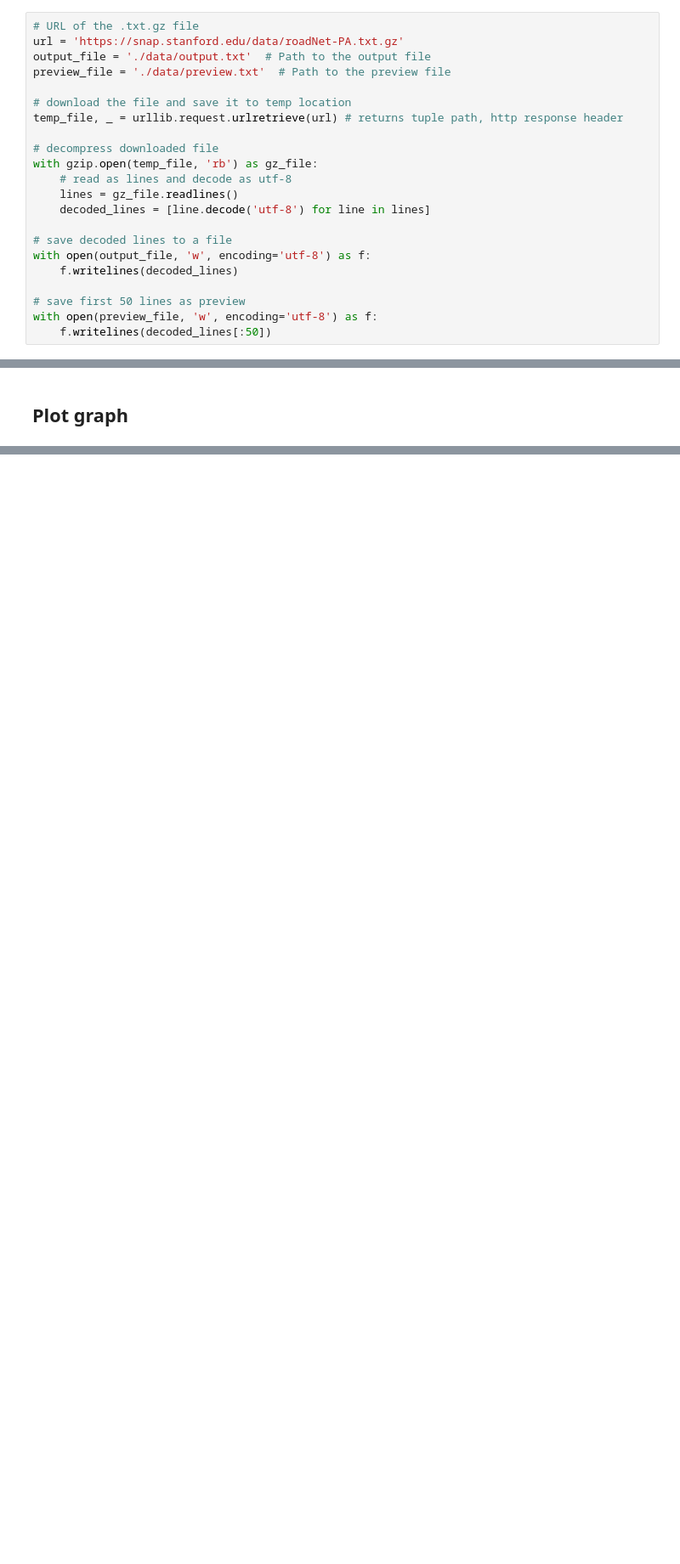
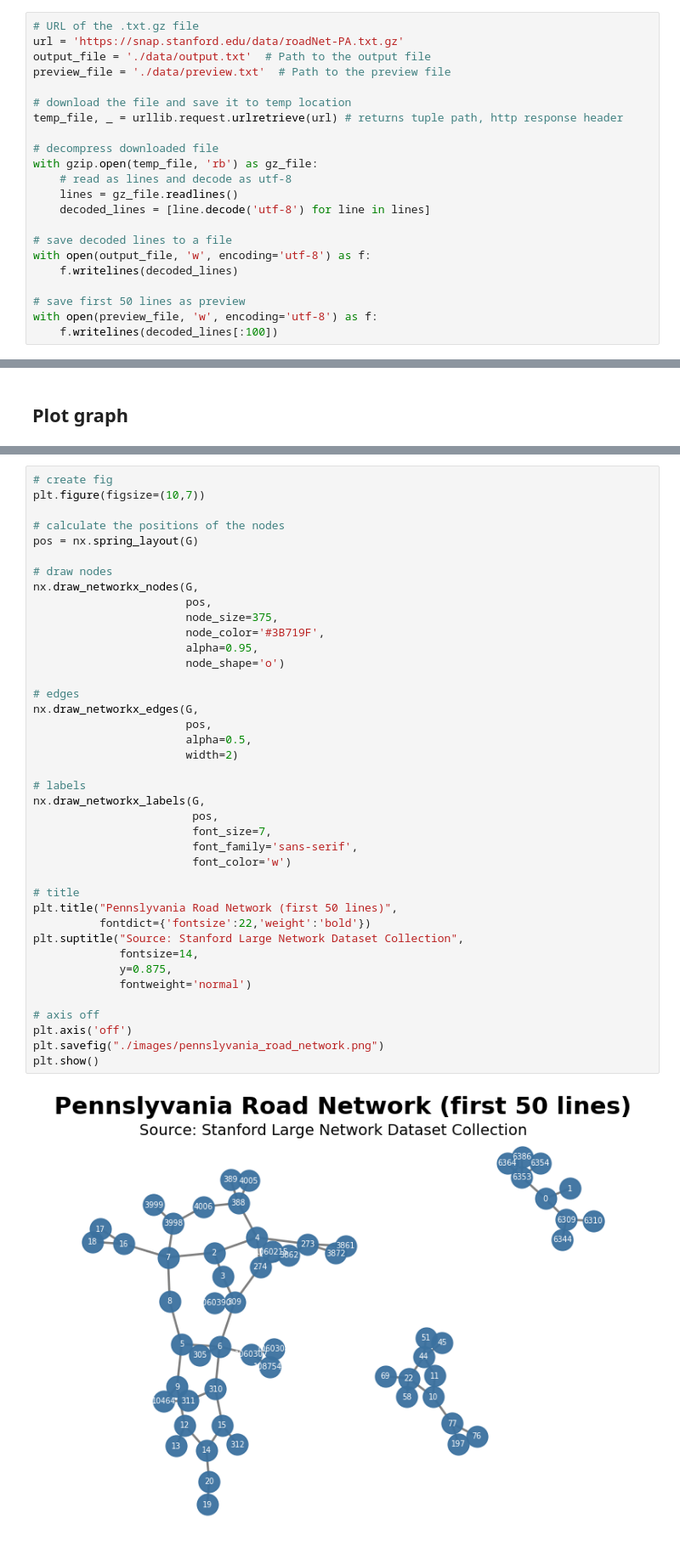
Before and after one commit to justinm0rgan/webanalytics, a Jupyter notebook: graph_visualization.ipynb, the cells around one changed output, grey strips where cells are left out. Shown at 85% size. Drawn from its saved outputs; the diff is of its cells as text; blank space fills up the shorter version.

Commit message:
draft of graph viz nb

```diff
--- a/graph_visualization.ipynb
+++ b/graph_visualization.ipynb
@@ -33,7 +33,7 @@ with open(output_file, 'w', encoding='utf-8') as f:
 
 # save first 50 lines as preview
 with open(preview_file, 'w', encoding='utf-8') as f:
-    f.writelines(decoded_lines[:50])
+    f.writelines(decoded_lines[:100])
 # %%
 # load preview file
 with open(preview_file, "r", encoding='utf-8') as f:
@@ -97,0 +89,42 @@ plt.show()
+# %%
+# create fig
+plt.figure(figsize=(10,7))
+
+# calculate the positions of the nodes
+pos = nx.spring_layout(G)
+
+# draw nodes
+nx.draw_networkx_nodes(G,
+                       pos,
+                       node_size=375,
+                       node_color='#3B719F',
+                       alpha=0.95,
+                       node_shape='o')
+
+# edges
+nx.draw_networkx_edges(G,
+                       pos,
+                       alpha=0.5,
+                       width=2)
+
+# labels
+nx.draw_networkx_labels(G,
+                        pos,
+                        font_size=7,
+                        font_family='sans-serif',
+                        font_color='w')
+
+# title
+plt.title("Pennslyvania Road Network (first 50 lines)",
+          fontdict={'fontsize':22,'weight':'bold'})
+plt.suptitle("Source: Stanford Large Network Dataset Collection",
+             fontsize=14,
+             y=0.875,
+             fontweight='normal')
+
+# axis off
+plt.axis('off')
+plt.savefig("./images/pennslyvania_road_network.png")
+plt.show()
+# %% [output]
+[figure, added]
```
Also changed, not shown: parts of 7 cells of this notebook.
